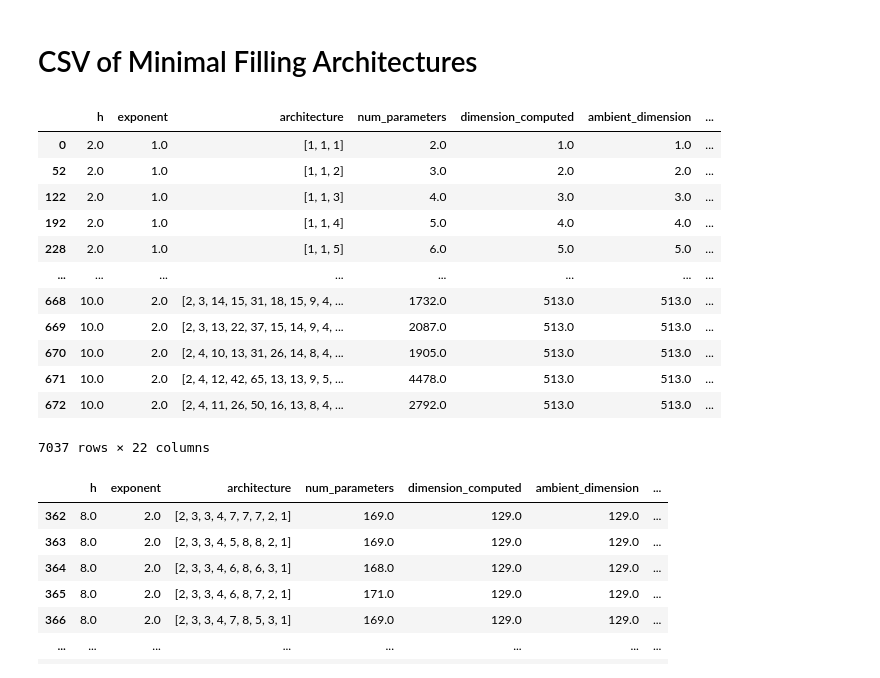
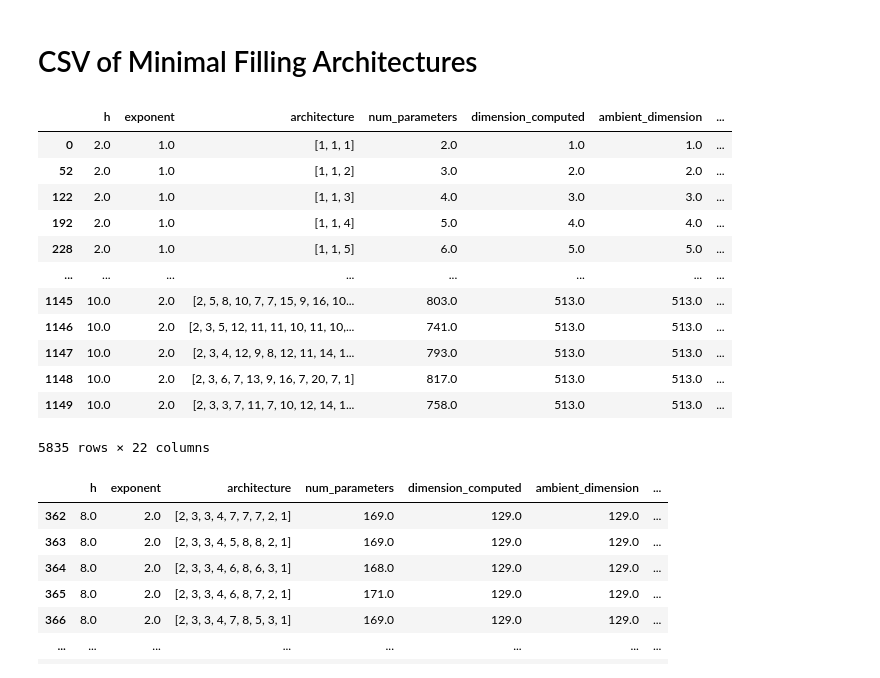
Before and after one commit to daokevin06/MFA_PNNs, a Jupyter notebook: notebooks/process_csv_files.ipynb, the cells around one changed output. Saved outputs shown, nothing was run; the diff lists cells and outputs as text; code cells hidden in the pictures.

```diff
--- a/notebooks/process_csv_files.ipynb
+++ b/notebooks/process_csv_files.ipynb
@@ -75,22 +84,3 @@ Skipped 13337 missing files.
-# %%
-for entry in ARCHS:
-    d0, dh, r = entry
-
-    input_file = f'../data/raw/{d0}_{dh}_r{r}_architectures.csv'
-
-    if not os.path.exists(input_file):
-        missing.append(input_file)
-        continue
-
-
-    df = pd.read_csv(input_file)
-
-    output_file = f'../data/processed/{d0}_{dh}_r{r}_cleaned_architectures.csv'
-
-    df['is_unimodal'] = df['architecture'].apply(is_unimodal)
-    df['expected_dimension'] = df['architecture'].apply(lambda x: expdim(x, r))
-    df['defect'] = df['expected_dimension'] - df['dimension_computed']
-    df = df.sort_values(by=['h','is_minimal','is_unimodal'], ascending=[True,False,True])
 # %% [markdown]
 # CSV Of Counterexamples
 
@@ -104,6 +94,9 @@ for entry in ARCHS:
     d0, dh, r = entry
 
     input_file = f'../data/raw/{d0}_{dh}_r{r}_architectures.csv'
+
+    if input_file in empty:
+        continue
 
     if not os.path.exists(input_file):
         missing.append(input_file)
@@ -160,6 +153,10 @@ for entry in ARCHS:
 
     if not os.path.exists(input_file):
         missing.append(input_file)
+        continue
+
+
+    if input_file in empty:
         continue
 
     df = pd.read_csv(input_file)
@@ -213,41 +210,43 @@ for entry in ARCHS:
         missing.append(input_file)
         continue
 
+    if input_file in empty:
+        continue
     df = pd.read_csv(input_file)
 
     df['is_unimodal'] = df['architecture'].apply(is_unimodal)
     df['expected_dimension'] = df['architecture'].apply(lambda x: expdim(x, r))
     df['defect'] = df['expected_dimension'] - df['dimension_computed']
 
     df['d0'] = d0
     df['dh'] = dh
     df['r'] = r
 
     # Filter for MFAs
     mfas = df[(df['is_minimal'] == True)]
 
     # Save/append to the master CE dataframe
     if not mfas.empty:
         mfa = pd.concat([mfa, mfas], ignore_index=True)
 
 
 mfa = mfa.sort_values(by=['h','exponent','d0', 'dh'], ascending=[True,True,True,True])
 mfa.to_csv('../data/processed/MFAs.csv', index=False)
 display(mfa)
 # %% [output]
 |  | h | exponent | architecture | num_parameters | dimension_computed | ambient_dimension | ... |
 | 0 | 2.0 | 1.0 | [1, 1, 1] | 2.0 | 1.0 | 1.0 | ... |
 | 52 | 2.0 | 1.0 | [1, 1, 2] | 3.0 | 2.0 | 2.0 | ... |
 | 122 | 2.0 | 1.0 | [1, 1, 3] | 4.0 | 3.0 | 3.0 | ... |
 | 192 | 2.0 | 1.0 | [1, 1, 4] | 5.0 | 4.0 | 4.0 | ... |
 | 228 | 2.0 | 1.0 | [1, 1, 5] | 6.0 | 5.0 | 5.0 | ... |
 | ... | ... | ... | ... | ... | ... | ... | ... |
-| 668 | 10.0 | 2.0 | [2, 3, 14, 15, 31, 18, 15, 9, 4, ... | 1732.0 | 513.0 | 513.0 | ... |
-| 669 | 10.0 | 2.0 | [2, 3, 13, 22, 37, 15, 14, 9, 4, ... | 2087.0 | 513.0 | 513.0 | ... |
-| 670 | 10.0 | 2.0 | [2, 4, 10, 13, 31, 26, 14, 8, 4, ... | 1905.0 | 513.0 | 513.0 | ... |
-| 671 | 10.0 | 2.0 | [2, 4, 12, 42, 65, 13, 13, 9, 5, ... | 4478.0 | 513.0 | 513.0 | ... |
-| 672 | 10.0 | 2.0 | [2, 4, 11, 26, 50, 16, 13, 8, 4, ... | 2792.0 | 513.0 | 513.0 | ... |
+| 1145 | 10.0 | 2.0 | [2, 5, 8, 10, 7, 7, 15, 9, 16, 10... | 803.0 | 513.0 | 513.0 | ... |
+| 1146 | 10.0 | 2.0 | [2, 3, 5, 12, 11, 11, 10, 11, 10,... | 741.0 | 513.0 | 513.0 | ... |
+| 1147 | 10.0 | 2.0 | [2, 3, 4, 12, 9, 8, 12, 11, 14, 1... | 793.0 | 513.0 | 513.0 | ... |
+| 1148 | 10.0 | 2.0 | [2, 3, 6, 7, 13, 9, 16, 7, 20, 7, 1] | 817.0 | 513.0 | 513.0 | ... |
+| 1149 | 10.0 | 2.0 | [2, 3, 3, 7, 11, 7, 10, 12, 14, 1... | 758.0 | 513.0 | 513.0 | ... |
-7037 rows × 22 columns
+5835 rows × 22 columns
 # %%
 display(mfa[(mfa['h']==8) & (mfa['exponent']==2) & (mfa['dimension_computed']==129) & (mfa['d0']==2) & (mfa['dh']==1) & (mfa['r']==2)])
 # %% [output]
```
Also changed, not shown: parts of 3 cells of this notebook, 13 other files.
